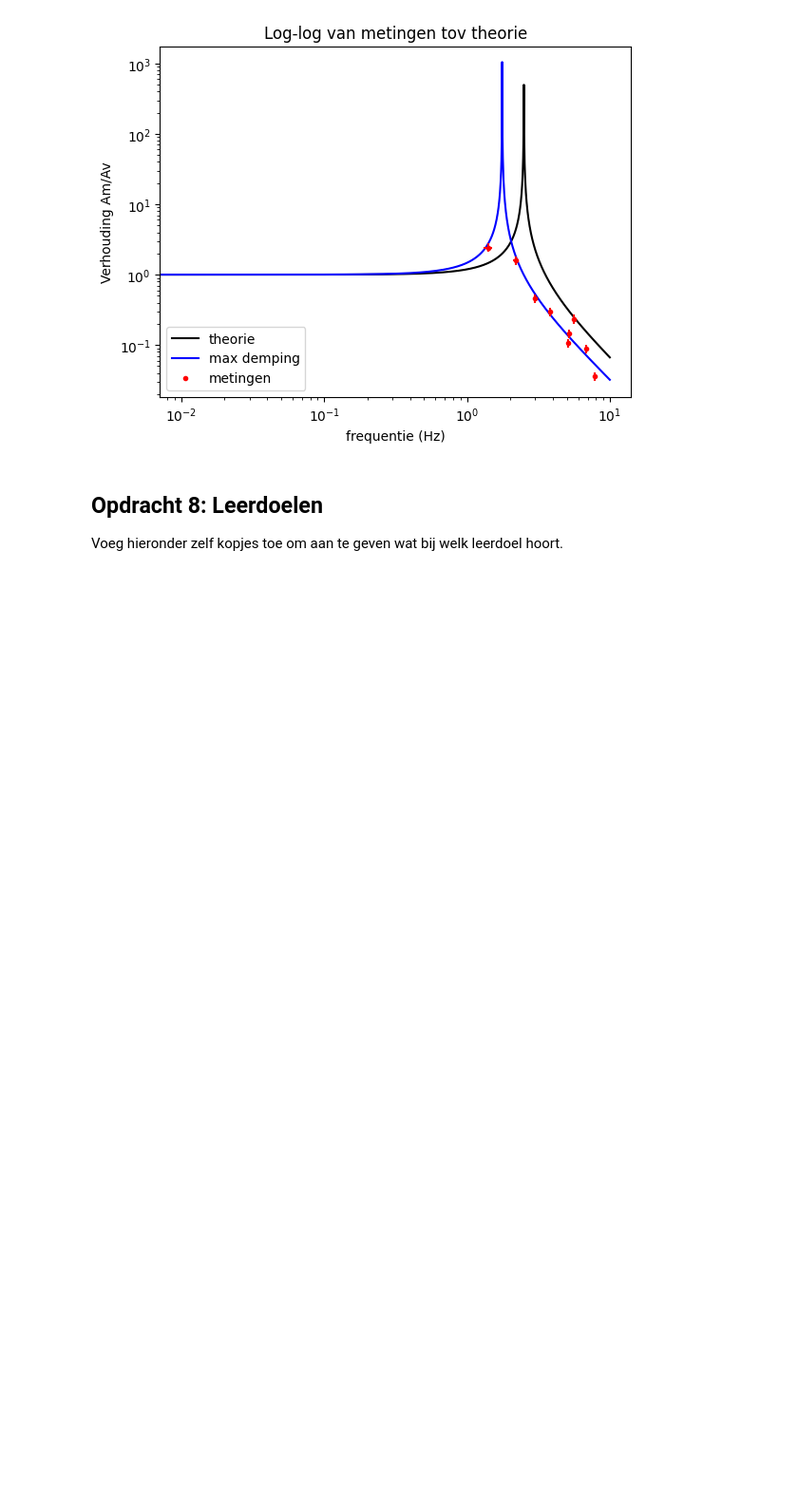
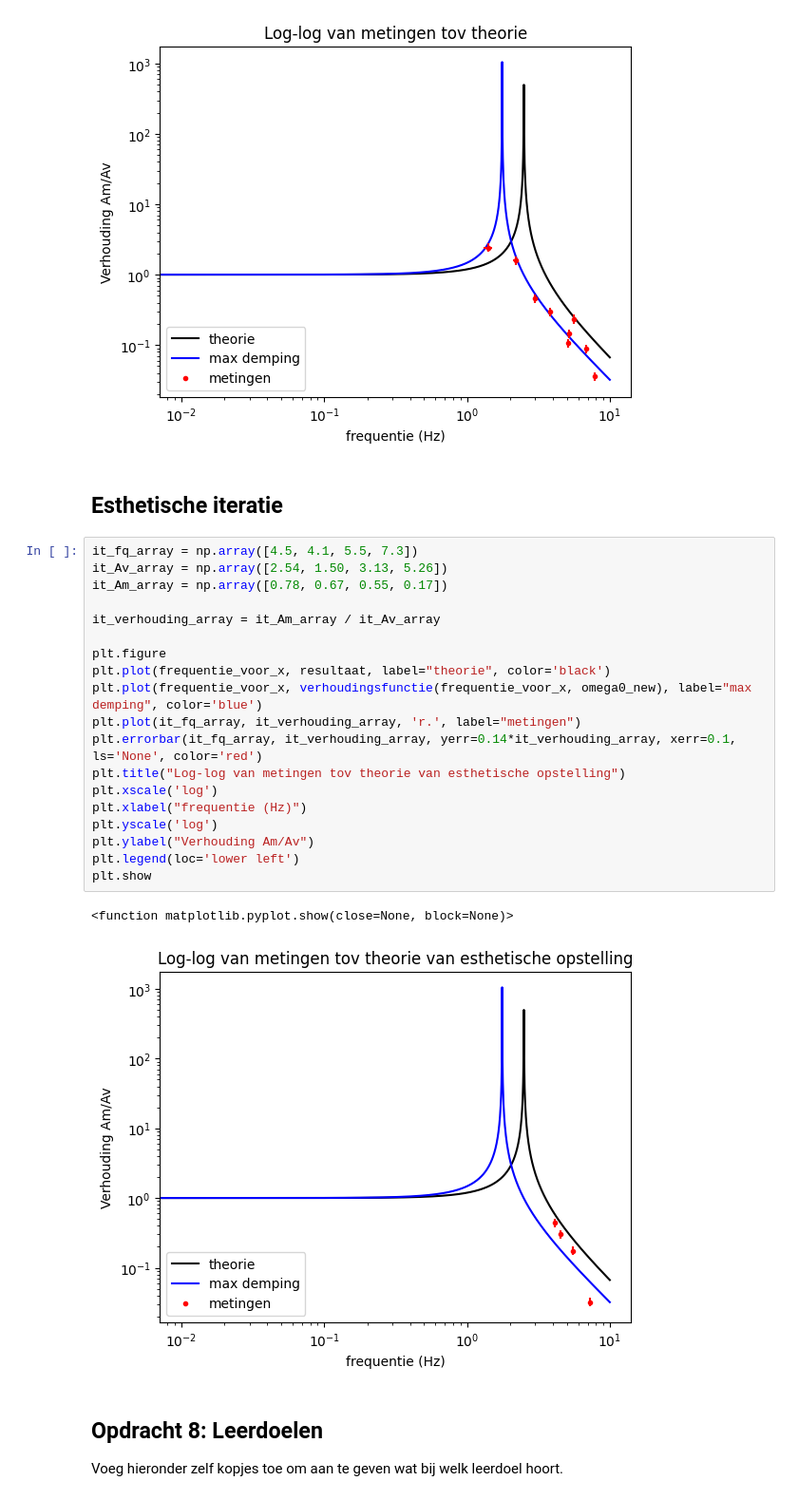
Before and after one commit to OLvanVelze/opdrachten-DEF-D-OVV, a Jupyter notebook: FysiekeOntwerpopdrachten/5MaakEenOpstellingTrillingsvrij/Ontwerpopdracht5MaakEenOpstellingTrillingsvrijInvulTemplate.ipynb, the cells around one changed output. Shown at 95% size. Saved outputs shown, nothing was run; the diff lists cells and outputs as text; blank space fills up the shorter version.

```diff
--- a/FysiekeOntwerpopdrachten/5MaakEenOpstellingTrillingsvrij/Ontwerpopdracht5MaakEenOpstellingTrillingsvrijInvulTemplate.ipynb
+++ b/FysiekeOntwerpopdrachten/5MaakEenOpstellingTrillingsvrij/Ontwerpopdracht5MaakEenOpstellingTrillingsvrijInvulTemplate.ipynb
@@ -219,6 +219,30 @@ plt.show
 # %% [output]
 <function matplotlib.pyplot.show(close=None, block=None)>
 [figure]
+# %% [markdown]
+## Esthetische iteratie
+# %%
+it_fq_array = np.array([4.5, 4.1, 5.5, 7.3])
+it_Av_array = np.array([2.54, 1.50, 3.13, 5.26])
+it_Am_array = np.array([0.78, 0.67, 0.55, 0.17])
+
+it_verhouding_array = it_Am_array / it_Av_array
+
+plt.figure
+plt.plot(frequentie_voor_x, resultaat, label="theorie", color='black')
+plt.plot(frequentie_voor_x, verhoudingsfunctie(frequentie_voor_x, omega0_new), label="max demping", color='blue')
+plt.plot(it_fq_array, it_verhouding_array, 'r.', label="metingen")
+plt.errorbar(it_fq_array, it_verhouding_array, yerr=0.14*it_verhouding_array, xerr=0.1, ls='None', color='red')
+plt.title("Log-log van metingen tov theorie van esthetische opstelling")
+plt.xscale('log')
+plt.xlabel("frequentie (Hz)")
+plt.yscale('log')
+plt.ylabel("Verhouding Am/Av")
+plt.legend(loc='lower left')
+plt.show
+# %% [output]
+<function matplotlib.pyplot.show(close=None, block=None)>
+[figure, added]
 # %% [markdown]
 ## Opdracht 8: Leerdoelen
 Voeg hieronder zelf kopjes toe om aan te geven wat bij welk leerdoel hoort.
```
